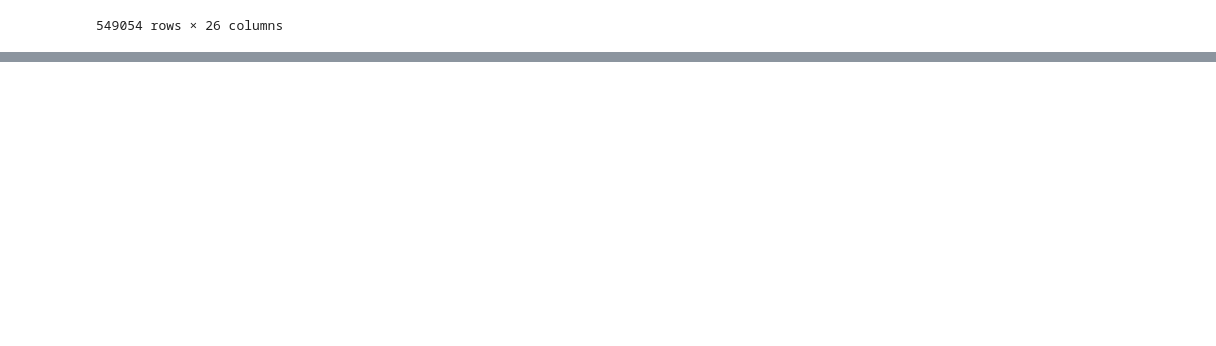
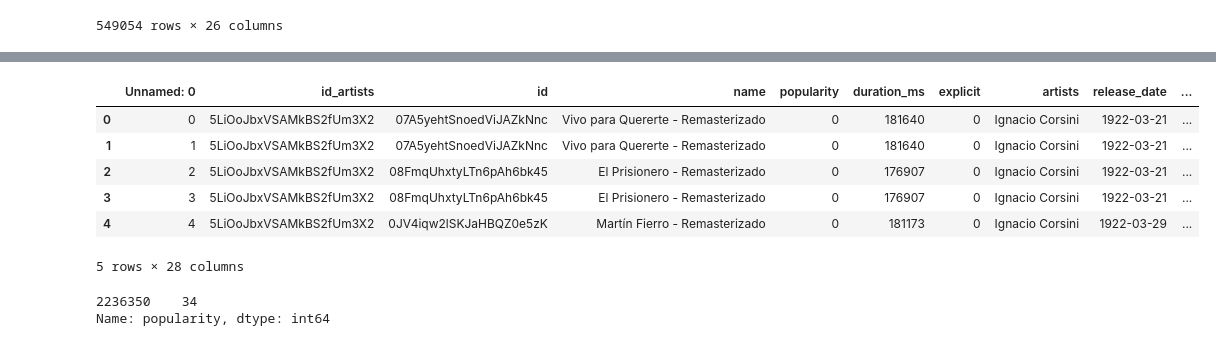
Before and after one commit to sabrinawjo/Music_ML, a Jupyter notebook: Yvonne/clustering10_ml.ipynb, the cells around one changed output, grey strips where cells are left out. Drawn from its saved outputs; the diff is of its cells as text; code cells hidden in the pictures; blank space fills up the shorter version.

```diff
--- a/Yvonne/clustering10_ml.ipynb
+++ b/Yvonne/clustering10_ml.ipynb
@@ -284,3 +284,5 @@ pd.read_csv("../Resources/MLResources/cluster_genre_set.csv")
 | 549052 | 549052 | ['4jGPdu95icCKVF31CcFKbS', '5ebPS... | 45XJsGpFTyzbzeWK8VzR8S | A Day At A Time | 58 | 142003 | 0 | ['Gentle Bones', 'Clara Benin'] | 2021-03-05 | ... |
 | 549053 | 549053 | ['0i4Qda0k4nf7jnNHmSNpYv'] | 5Ocn6dZ3BJFPWh4ylwFXtn | Mar de Emociones | 38 | 214360 | 0 | ['Afrosound'] | 2015-07-01 | ... |
 549054 rows × 26 columns
+# %%
+merged_artist = pd.read_csv("../Resources/MLResources/merged_artists_w_genres.csv")
@@ -286,0 +299,17 @@ pd.read_csv("../Resources/MLResources/cluster_genre_set.csv")
+# %%
+merged_artist.drop_duplicates(inplace = True)
+# %%
+merged_artist.head()
+# %% [output]
+|  | Unnamed: 0 | id_artists | id | name | popularity | duration_ms | explicit | artists | release_date | ... |
+| 0 | 0 | 5LiOoJbxVSAMkBS2fUm3X2 | 07A5yehtSnoedViJAZkNnc | Vivo para Quererte - Remasterizado | 0 | 181640 | 0 | Ignacio Corsini | 1922-03-21 | ... |
+| 1 | 1 | 5LiOoJbxVSAMkBS2fUm3X2 | 07A5yehtSnoedViJAZkNnc | Vivo para Quererte - Remasterizado | 0 | 181640 | 0 | Ignacio Corsini | 1922-03-21 | ... |
+| 2 | 2 | 5LiOoJbxVSAMkBS2fUm3X2 | 08FmqUhxtyLTn6pAh6bk45 | El Prisionero - Remasterizado | 0 | 176907 | 0 | Ignacio Corsini | 1922-03-21 | ... |
+| 3 | 3 | 5LiOoJbxVSAMkBS2fUm3X2 | 08FmqUhxtyLTn6pAh6bk45 | El Prisionero - Remasterizado | 0 | 176907 | 0 | Ignacio Corsini | 1922-03-21 | ... |
+| 4 | 4 | 5LiOoJbxVSAMkBS2fUm3X2 | 0JV4iqw2lSKJaHBQZ0e5zK | Martín Fierro - Remasterizado | 0 | 181173 | 0 | Ignacio Corsini | 1922-03-29 | ... |
+5 rows × 28 columns
+# %%
+merged_artist[merged_artist["name"]=="24.11.94 - Wersja Akustyczna"]["popularity"]
+# %% [output]
+2236350    34
+Name: popularity, dtype: int64
```
Also changed, not shown: parts of 13 cells of this notebook, 5 other files.
